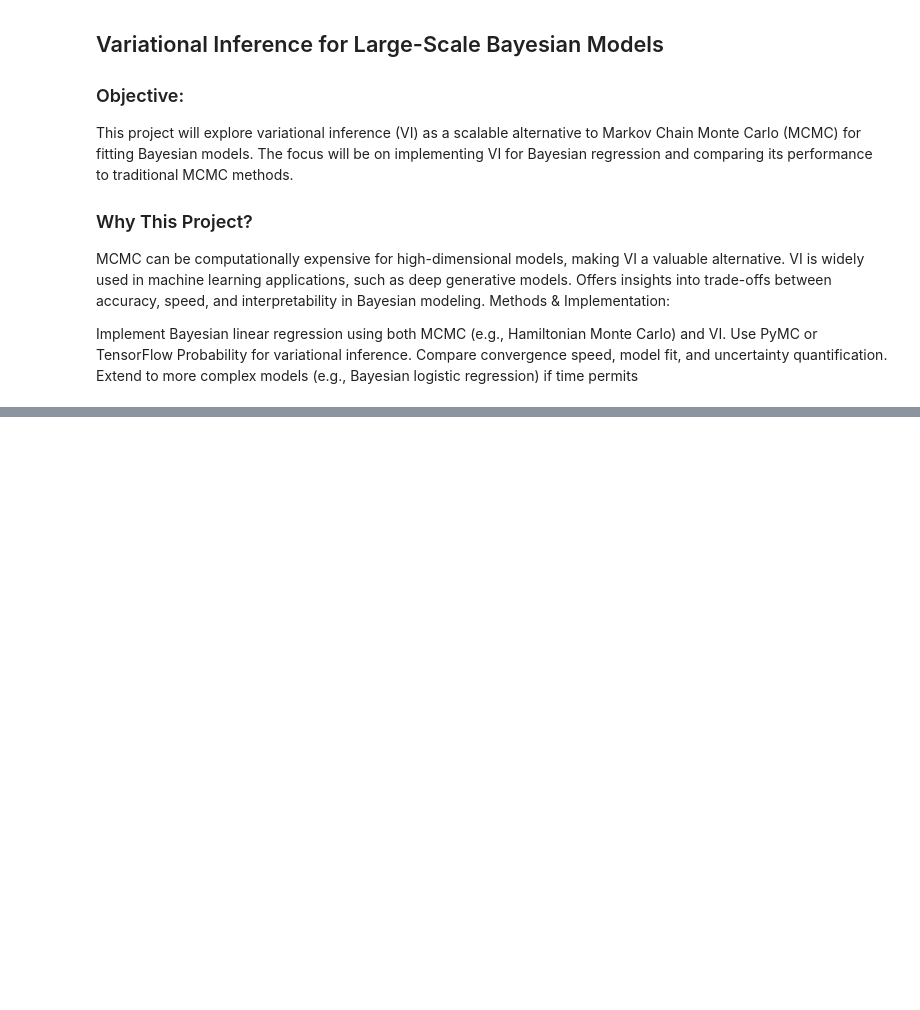
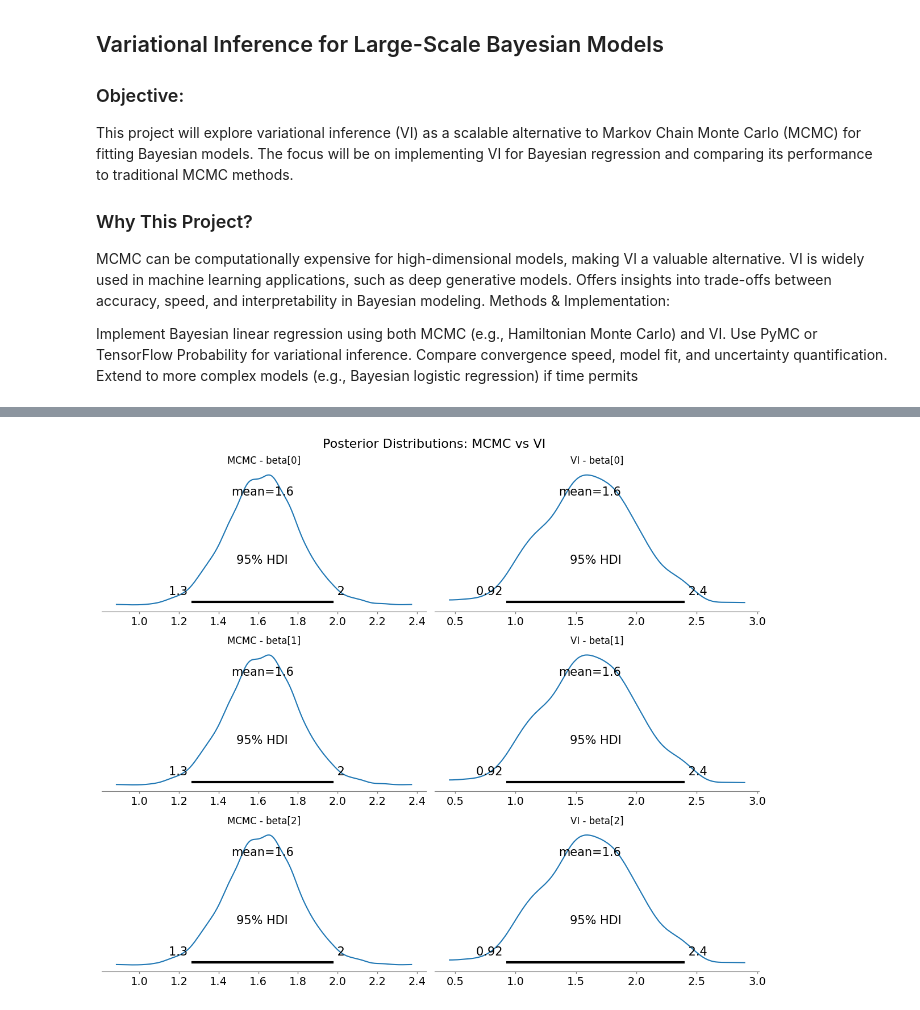
Before and after one commit to javmencia/COBWEBfiles, a Jupyter notebook: STA410FP.ipynb, the cells around one changed output, grey strips where cells are left out. Saved outputs shown, nothing was run; the diff lists cells and outputs as text; code cells hidden in the pictures; blank space fills up the shorter version.

```diff
--- a/STA410FP.ipynb
+++ b/STA410FP.ipynb
@@ -125,0 +148,44 @@ LOO: -133.54 ± 6.80
+# %%
+def bayesian_regression_mcmc(X, y):
+    with pm.Model() as model:
+        beta = pm.Normal("beta", mu=0, sigma=10, shape=X.shape[1])
+        sigma = pm.HalfCauchy("sigma", beta=2)
+        mu = pm.math.dot(X, beta)
+        y_obs = pm.Normal("y_obs", mu=mu, sigma=sigma, observed=y)
+        trace = pm.sample(2000, return_inferencedata=True, target_accept=0.95, idata_kwargs={"log_likelihood": True})
+    return model, trace
+
+def bayesian_regression_vi(X, y):
+    with pm.Model() as model:
+        beta = pm.Normal("beta", mu=0, sigma=10, shape=X.shape[1])
+        sigma = pm.HalfCauchy("sigma", beta=2)
+        mu = pm.math.dot(X, beta)
+        y_obs = pm.Normal("y_obs", mu=mu, sigma=sigma, observed=y)
+        approx = pm.fit(n=10000, method="advi")  # Automatic Differentiation Variational Inference (ADVI)
+    return model, approx.sample(1000)
+
+# Generate synthetic data
+np.random.seed(42)
+X = np.random.randn(50, 3)
+true_beta = np.array([1.5, -2.0, 0.5])
+y = np.dot(X, true_beta) + np.random.randn(50)
+
+# Run both inference methods
+model_mcmc, trace_mcmc = bayesian_regression_mcmc(X, y)
+model_vi, trace_vi = bayesian_regression_vi(X, y)
+
+# Plot MCMC posterior distributions
+fig, axes = plt.subplots(3, 2, figsize=(12, 10))
+for i in range(3):
+    az.plot_posterior(trace_mcmc, var_names=["beta"], hdi_prob=0.95, ax=axes[i, 0])
+    axes[i, 0].set_title(f"MCMC - beta[{i}]")
+
+# Plot VI posterior distributions
+for i in range(3):
+    az.plot_posterior(trace_vi, var_names=["beta"], hdi_prob=0.95, ax=axes[i, 1])
+    axes[i, 1].set_title(f"VI - beta[{i}]")
+
+plt.suptitle("Posterior Distributions: MCMC vs VI", fontsize=16)
+plt.tight_layout()
+plt.show()
+# %% [output]
@@ -125,0 +196 @@ LOO: -133.54 ± 6.80
+[figure, added]
```
Also changed, not shown: parts of 3 cells of this notebook.
